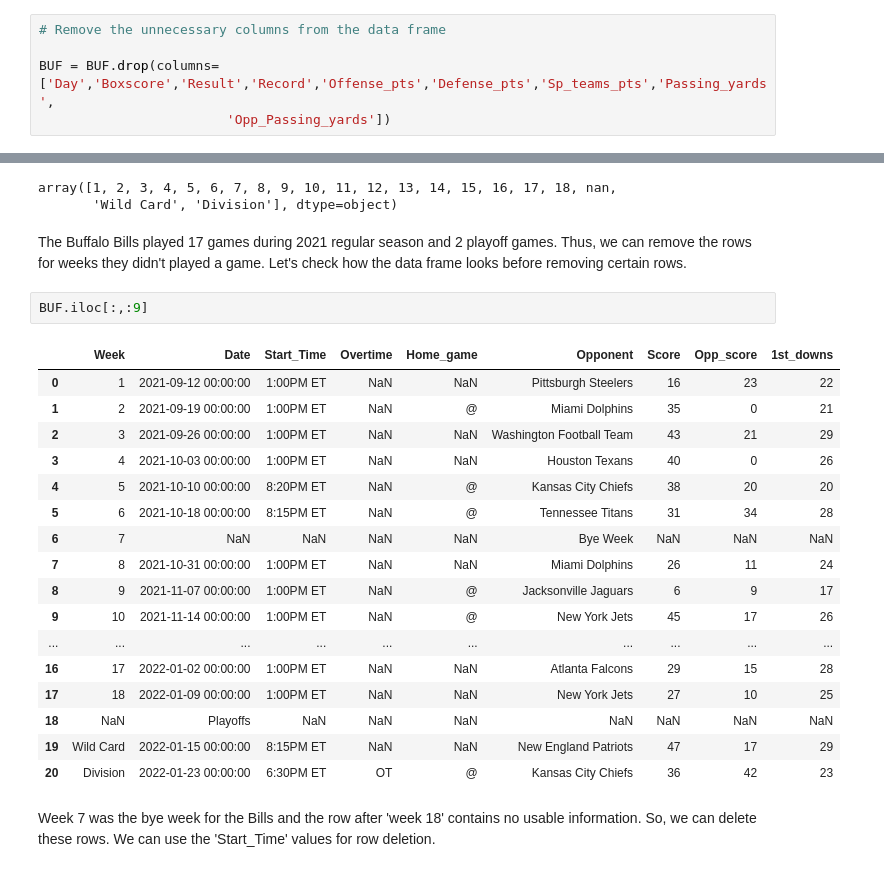
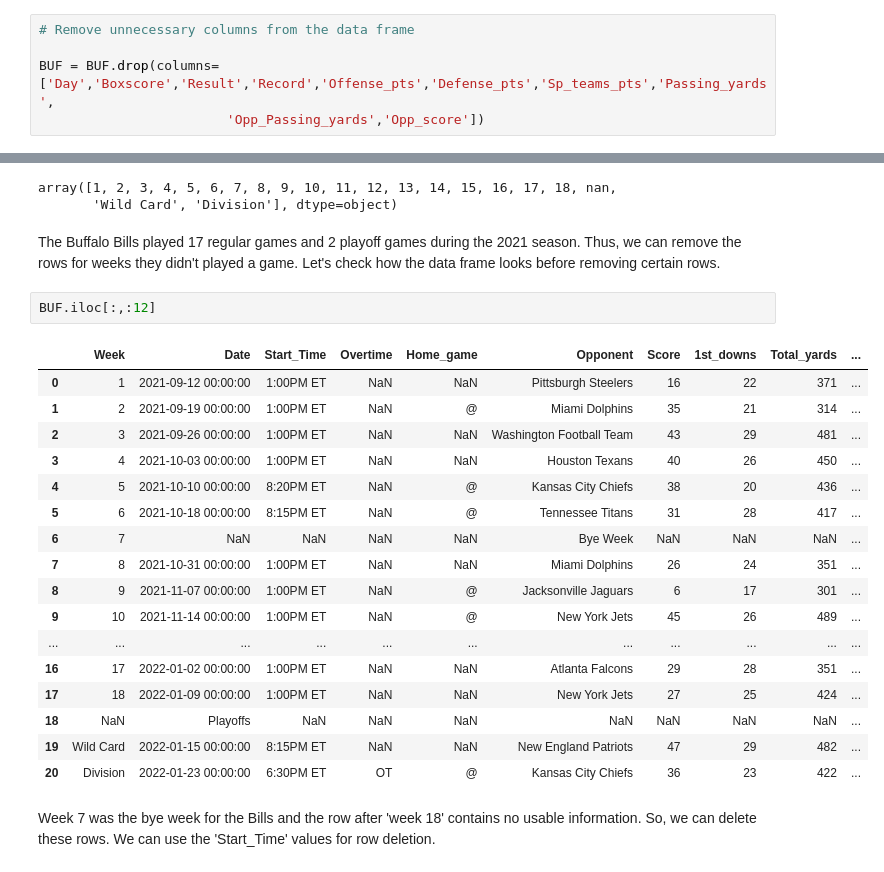
Before and after one commit to ninad22dixit/Superbowl_winner_prediction, a Jupyter notebook: Data_Wrangling.ipynb, the cells around one changed output, grey strips where cells are left out. Cells and saved outputs as stored; diff of their text form.

```diff
--- a/Data_Wrangling.ipynb
+++ b/Data_Wrangling.ipynb
@@ -95,8 +95,8 @@ Since 'Result' depends on the difference between points scored by both teams, we
 # %%
-# Remove the unnecessary columns from the data frame
+# Remove unnecessary columns from the data frame
 
 BUF = BUF.drop(columns=['Day','Boxscore','Result','Record','Offense_pts','Defense_pts','Sp_teams_pts','Passing_yards',
-                        'Opp_Passing_yards'])
+                        'Opp_Passing_yards','Opp_score'])
 # %%
 BUF.info()
 # %% [output]
@@ -127,27 +127,27 @@ BUF.Week.values
 array([1, 2, 3, 4, 5, 6, 7, 8, 9, 10, 11, 12, 13, 14, 15, 16, 17, 18, nan,
        'Wild Card', 'Division'], dtype=object)
 # %% [markdown]
-The Buffalo Bills played 17 games during 2021 regular season and 2 playoff games. Thus, we can remove the rows for weeks they didn't played a game. Let's check how the data frame looks before removing certain rows.
+The Buffalo Bills played 17 regular games and 2 playoff games during the 2021 season. Thus, we can remove the rows for weeks they didn't played a game. Let's check how the data frame looks before removing certain rows.
 # %%
-BUF.iloc[:,:9]
+BUF.iloc[:,:12]
 # %% [output]
-|  | Week | Date | Start_Time | Overtime | Home_game | Opponent | Score | Opp_score | 1st_downs |
-| 0 | 1 | 2021-09-12 00:00:00 | 1:00PM ET | NaN | NaN | Pittsburgh Steelers | 16 | 23 | 22 |
-| 1 | 2 | 2021-09-19 00:00:00 | 1:00PM ET | NaN | @ | Miami Dolphins | 35 | 0 | 21 |
-| 2 | 3 | 2021-09-26 00:00:00 | 1:00PM ET | NaN | NaN | Washington Football Team | 43 | 21 | 29 |
-| 3 | 4 | 2021-10-03 00:00:00 | 1:00PM ET | NaN | NaN | Houston Texans | 40 | 0 | 26 |
-| 4 | 5 | 2021-10-10 00:00:00 | 8:20PM ET | NaN | @ | Kansas City Chiefs | 38 | 20 | 20 |
-| 5 | 6 | 2021-10-18 00:00:00 | 8:15PM ET | NaN | @ | Tennessee Titans | 31 | 34 | 28 |
-| 6 | 7 | NaN | NaN | NaN | NaN | Bye Week | NaN | NaN | NaN |
-| 7 | 8 | 2021-10-31 00:00:00 | 1:00PM ET | NaN | NaN | Miami Dolphins | 26 | 11 | 24 |
-| 8 | 9 | 2021-11-07 00:00:00 | 1:00PM ET | NaN | @ | Jacksonville Jaguars | 6 | 9 | 17 |
-| 9 | 10 | 2021-11-14 00:00:00 | 1:00PM ET | NaN | @ | New York Jets | 45 | 17 | 26 |
-| ... | ... | ... | ... | ... | ... | ... | ... | ... | ... |
-| 16 | 17 | 2022-01-02 00:00:00 | 1:00PM ET | NaN | NaN | Atlanta Falcons | 29 | 15 | 28 |
-| 17 | 18 | 2022-01-09 00:00:00 | 1:00PM ET | NaN | NaN | New York Jets | 27 | 10 | 25 |
-| 18 | NaN | Playoffs | NaN | NaN | NaN | NaN | NaN | NaN | NaN |
-| 19 | Wild Card | 2022-01-15 00:00:00 | 8:15PM ET | NaN | NaN | New England Patriots | 47 | 17 | 29 |
-| 20 | Division | 2022-01-23 00:00:00 | 6:30PM ET | OT | @ | Kansas City Chiefs | 36 | 42 | 23 |
+|  | Week | Date | Start_Time | Overtime | Home_game | Opponent | Score | 1st_downs | Total_yards | ... |
+| 0 | 1 | 2021-09-12 00:00:00 | 1:00PM ET | NaN | NaN | Pittsburgh Steelers | 16 | 22 | 371 | ... |
+| 1 | 2 | 2021-09-19 00:00:00 | 1:00PM ET | NaN | @ | Miami Dolphins | 35 | 21 | 314 | ... |
+| 2 | 3 | 2021-09-26 00:00:00 | 1:00PM ET | NaN | NaN | Washington Football Team | 43 | 29 | 481 | ... |
+| 3 | 4 | 2021-10-03 00:00:00 | 1:00PM ET | NaN | NaN | Houston Texans | 40 | 26 | 450 | ... |
+| 4 | 5 | 2021-10-10 00:00:00 | 8:20PM ET | NaN | @ | Kansas City Chiefs | 38 | 20 | 436 | ... |
+| 5 | 6 | 2021-10-18 00:00:00 | 8:15PM ET | NaN | @ | Tennessee Titans | 31 | 28 | 417 | ... |
+| 6 | 7 | NaN | NaN | NaN | NaN | Bye Week | NaN | NaN | NaN | ... |
+| 7 | 8 | 2021-10-31 00:00:00 | 1:00PM ET | NaN | NaN | Miami Dolphins | 26 | 24 | 351 | ... |
+| 8 | 9 | 2021-11-07 00:00:00 | 1:00PM ET | NaN | @ | Jacksonville Jaguars | 6 | 17 | 301 | ... |
+| 9 | 10 | 2021-11-14 00:00:00 | 1:00PM ET | NaN | @ | New York Jets | 45 | 26 | 489 | ... |
+| ... | ... | ... | ... | ... | ... | ... | ... | ... | ... | ... |
+| 16 | 17 | 2022-01-02 00:00:00 | 1:00PM ET | NaN | NaN | Atlanta Falcons | 29 | 28 | 351 | ... |
+| 17 | 18 | 2022-01-09 00:00:00 | 1:00PM ET | NaN | NaN | New York Jets | 27 | 25 | 424 | ... |
+| 18 | NaN | Playoffs | NaN | NaN | NaN | NaN | NaN | NaN | NaN | ... |
+| 19 | Wild Card | 2022-01-15 00:00:00 | 8:15PM ET | NaN | NaN | New England Patriots | 47 | 29 | 482 | ... |
+| 20 | Division | 2022-01-23 00:00:00 | 6:30PM ET | OT | @ | Kansas City Chiefs | 36 | 23 | 422 | ... |
 # %% [markdown]
 Week 7 was the bye week for the Bills and the row after 'week 18' contains no usable information. So, we can delete these rows. We can use the 'Start_Time' values for row deletion.
 # %%
```
Also changed, not shown: parts of 26 cells of this notebook.
